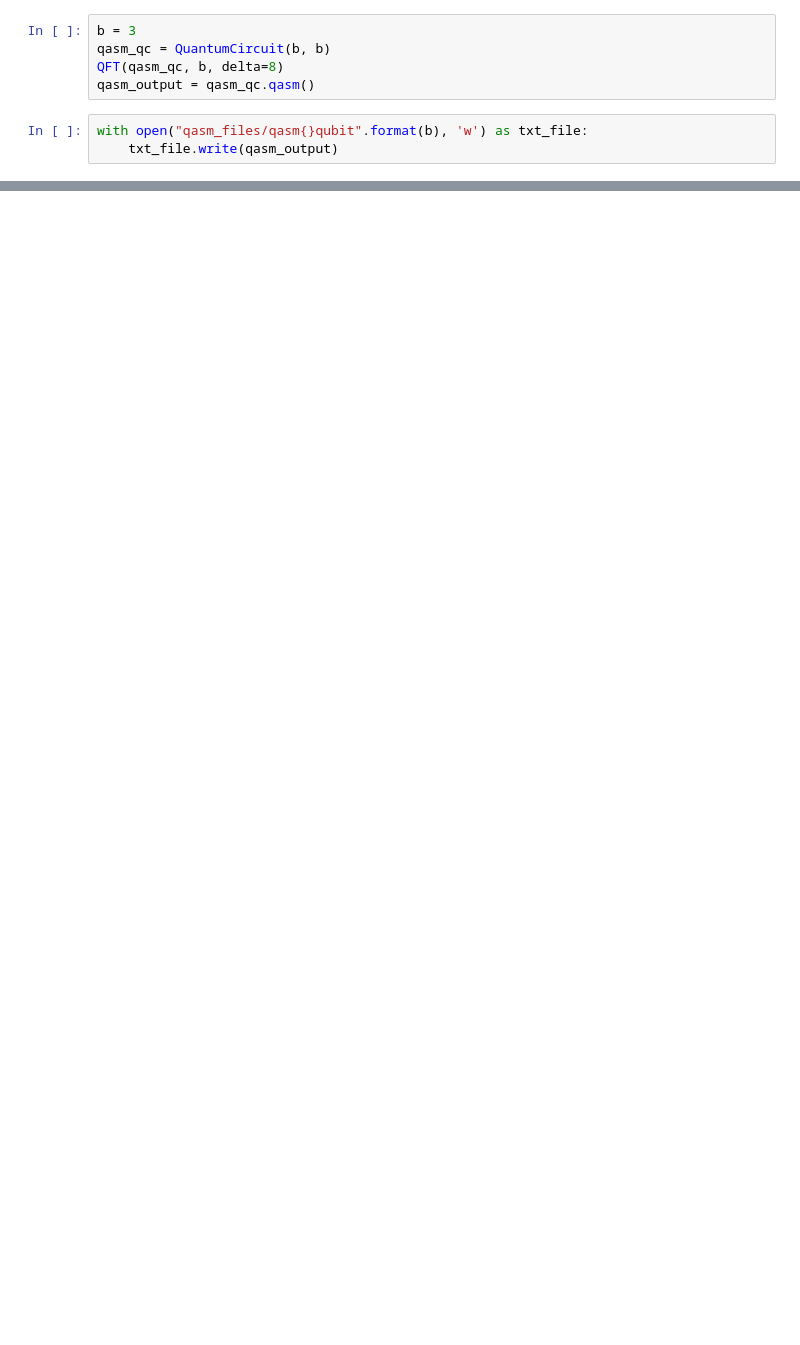
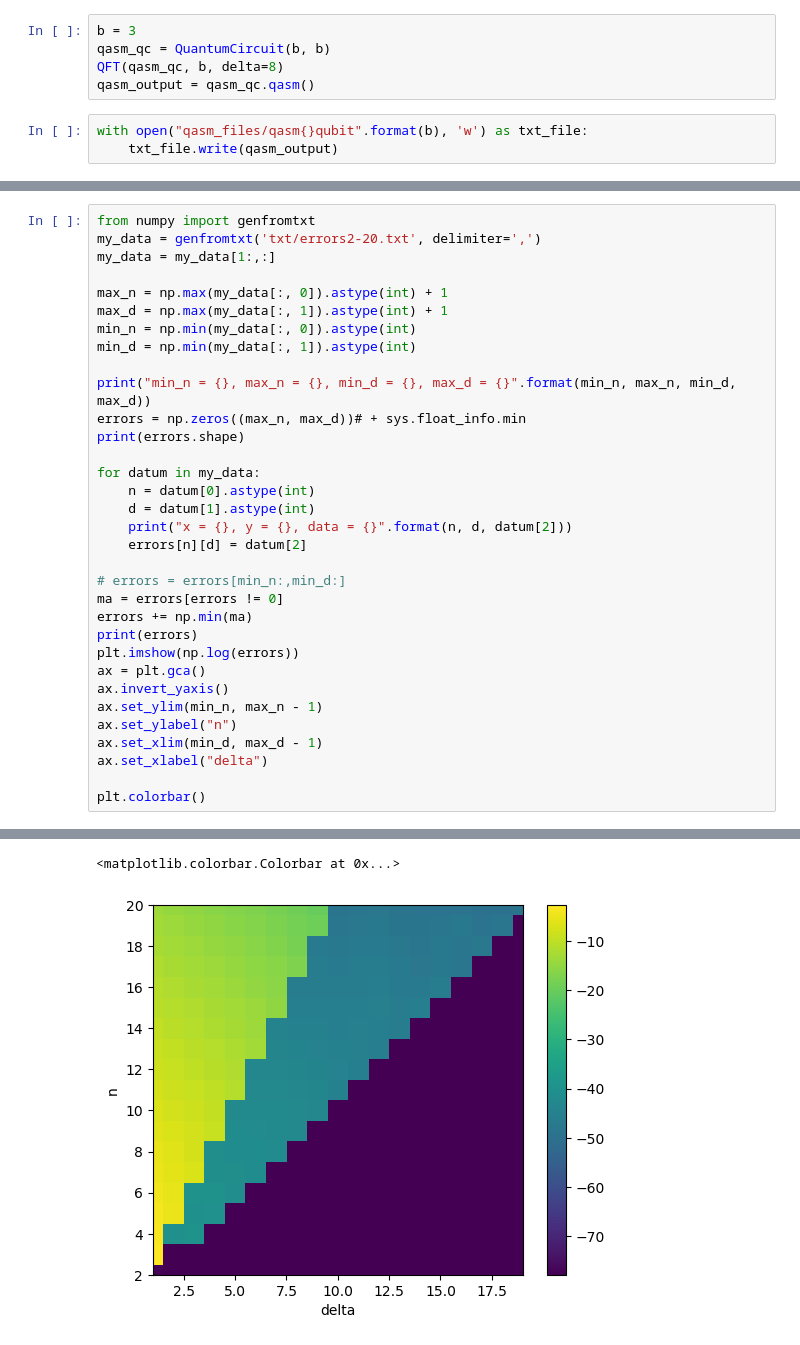
Before and after one commit to JuliuszSyrewicz/quantumFactorization, a Jupyter notebook: QFT.ipynb, the cells around one changed output, grey strips where cells are left out. Saved outputs shown, nothing was run; the diff lists cells and outputs as text; blank space fills up the shorter version.

```diff
--- a/QFT.ipynb
+++ b/QFT.ipynb
@@ -160 +171,35 @@ ac.draw(output="mpl")
 <Figure size 640x480 with 0 Axes>
+# %%
+from numpy import genfromtxt
+my_data = genfromtxt('txt/errors2-20.txt', delimiter=',')
+my_data = my_data[1:,:]
+
+max_n = np.max(my_data[:, 0]).astype(int) + 1
+max_d = np.max(my_data[:, 1]).astype(int) + 1
+min_n = np.min(my_data[:, 0]).astype(int)
+min_d = np.min(my_data[:, 1]).astype(int)
+
+print("min_n = {}, max_n = {}, min_d = {}, max_d = {}".format(min_n, max_n, min_d, max_d))
+errors = np.zeros((max_n, max_d))# + sys.float_info.min
+print(errors.shape)
+
+for datum in my_data:
+    n = datum[0].astype(int)
+    d = datum[1].astype(int)
+    print("x = {}, y = {}, data = {}".format(n, d, datum[2]))
+    errors[n][d] = datum[2]
+
+# errors = errors[min_n:,min_d:]
+ma = errors[errors != 0]
+errors += np.min(ma)
+print(errors)
+plt.imshow(np.log(errors))
+ax = plt.gca()
+ax.invert_yaxis()
+ax.set_ylim(min_n, max_n - 1)
+ax.set_ylabel("n")
+ax.set_xlim(min_d, max_d - 1)
+ax.set_xlabel("delta")
+
+plt.colorbar()
+# %% [output]
@@ -160,0 +223,2 @@ ac.draw(output="mpl")
+<matplotlib.colorbar.Colorbar at 0x...>
+[figure, added]
```
Also changed, not shown: parts of 6 cells of this notebook, 1 other file.
